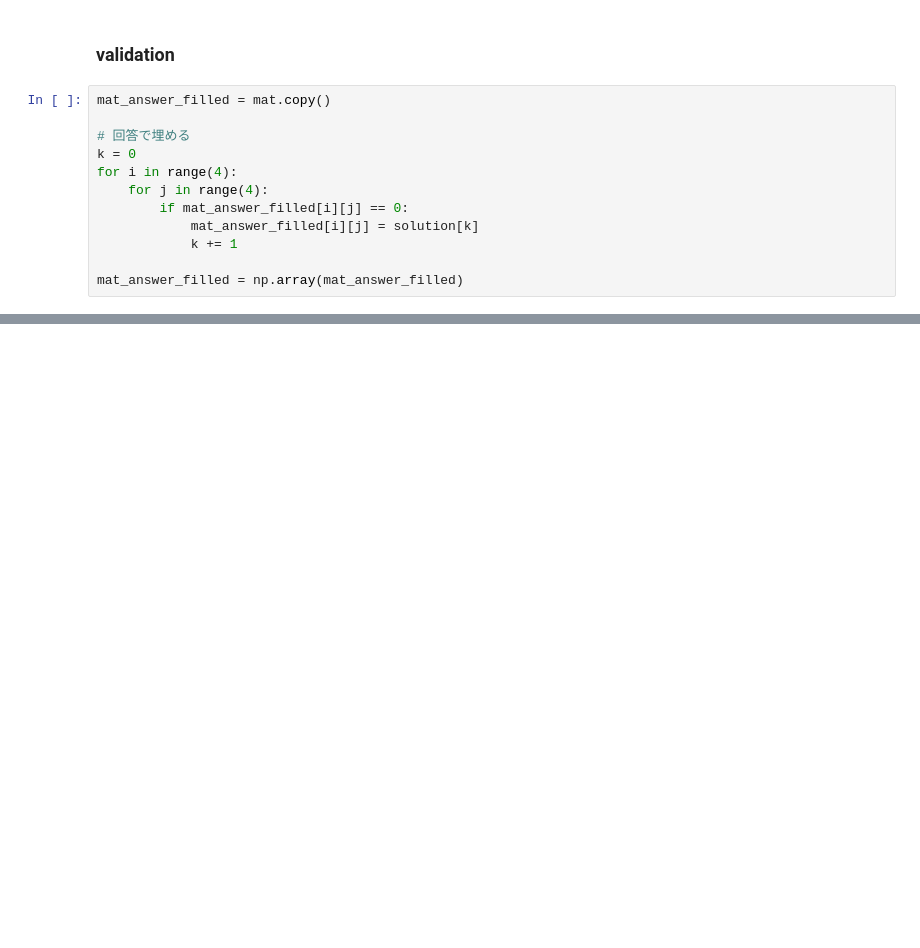
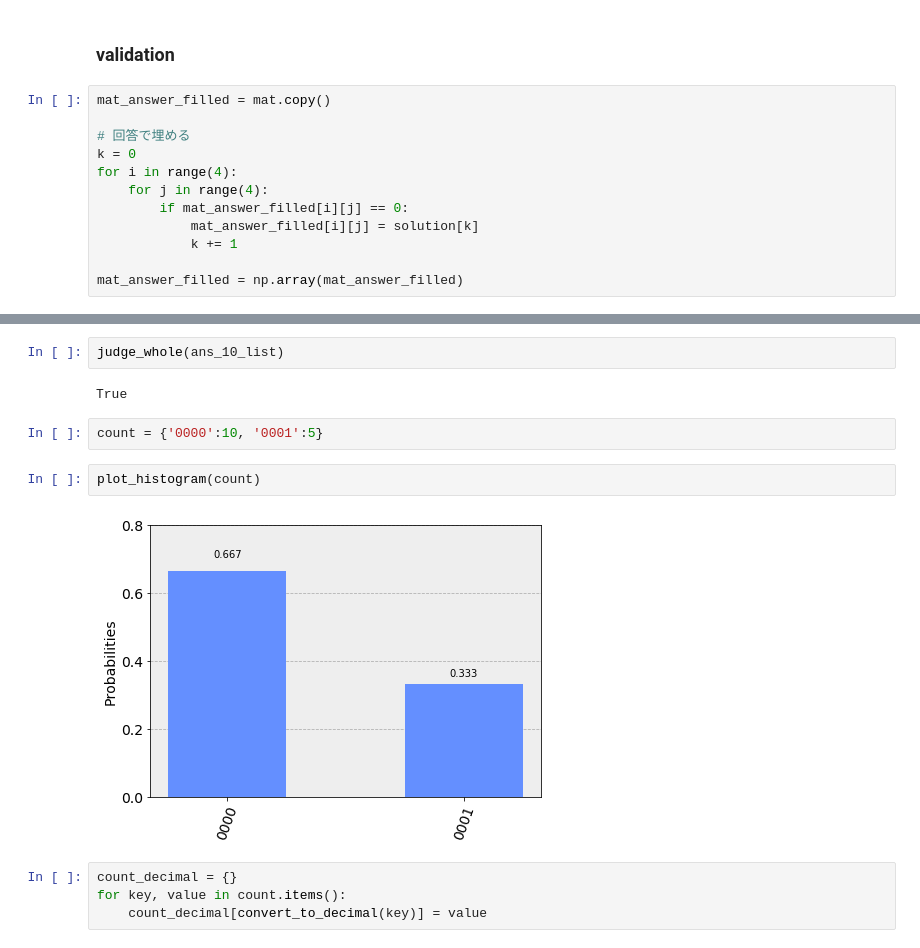
Before and after one commit to yoooopeeee/grover_sudoku, a Jupyter notebook: notebooks/ibe/oracle_ckeck.ipynb, the cells around one changed output, grey strips where cells are left out. Drawn from its saved outputs; the diff is of its cells as text; blank space fills up the shorter version.

```diff
--- a/notebooks/ibe/oracle_ckeck.ipynb
+++ b/notebooks/ibe/oracle_ckeck.ipynb
@@ -281,0 +336,14 @@ mat_answer_filled
+# %%
+judge_whole(ans_10_list)
+# %% [output]
+True
+# %%
+count = {'0000':10, '0001':5}
+# %%
+plot_histogram(count)
+# %% [output]
+[figure, added]
+# %%
+count_decimal = {}
+for key, value in count.items():
+    count_decimal[convert_to_decimal(key)] = value
```
Also changed, not shown: parts of 14 cells of this notebook, 2 other files.
